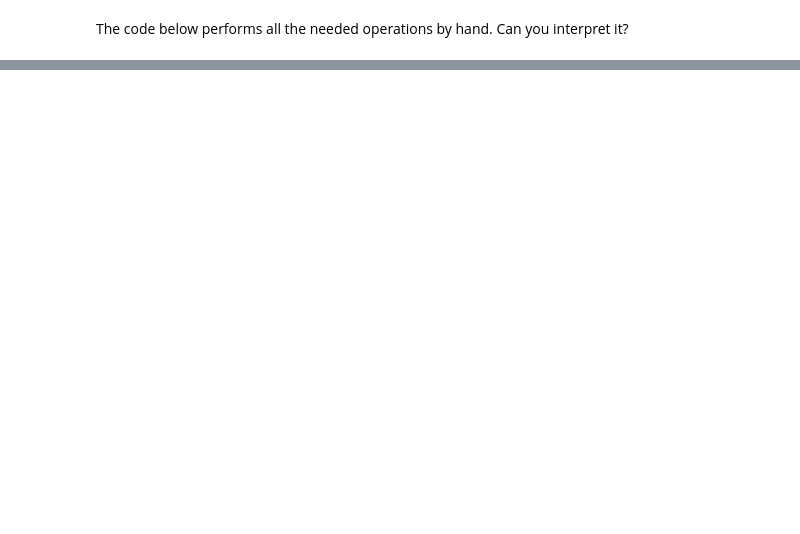
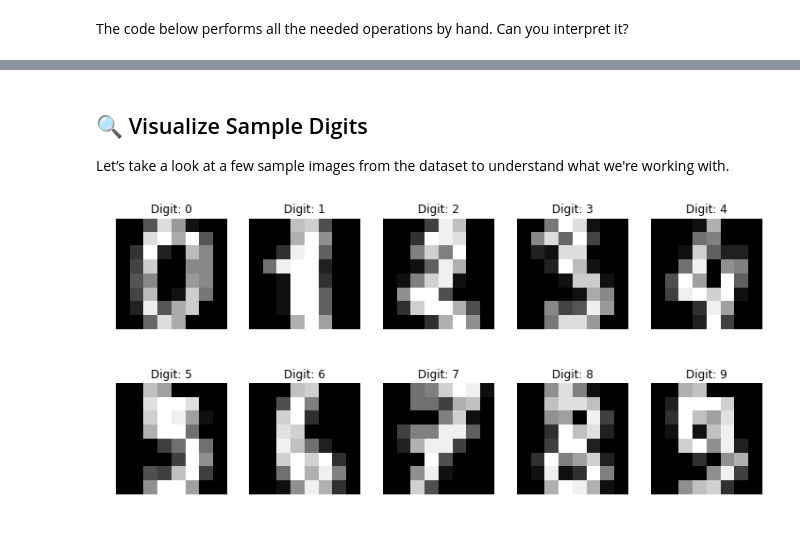
Before and after one commit to UBDS-3/ML_projects_tasks, a Jupyter notebook: day-2-dimesionality-reduction.ipynb, the cells around one changed output, grey strips where cells are left out. Saved outputs shown, nothing was run; the diff lists cells and outputs as text; code cells hidden in the pictures; blank space fills up the shorter version.

```diff
--- a/day-2-dimesionality-reduction.ipynb
+++ b/day-2-dimesionality-reduction.ipynb
@@ -246,0 +234,12 @@ dict_keys(['data', 'target', 'target_names', 'DESCR', 'feature_names', 'filename
+# %%
+# Load the MNIST-like digits dataset from scikit-learn
+from sklearn.datasets import load_digits
+from sklearn.model_selection import train_test_split
+
+digits = load_digits()
+X = digits.data
+Y = digits.target
+
+# Standardize X
+scaler = StandardScaler()
+X_scaled = scaler.fit_transform(X)
@@ -246,0 +263,14 @@ dict_keys(['data', 'target', 'target_names', 'DESCR', 'feature_names', 'filename
+# %% [markdown]
+## 🔍 Visualize Sample Digits
+
+Let’s take a look at a few sample images from the dataset to understand what we're working with.
+# %%
+fig, axes = plt.subplots(2, 5, figsize=(10, 5))
+for i, ax in enumerate(axes.flat):
+    ax.imshow(digits.images[i], cmap='gray')
+    ax.set_title(f"Digit: {digits.target[i]}")
+    ax.axis('off')
+plt.tight_layout()
+plt.show()
+# %% [output]
+[figure, added]
```
Also changed, not shown: parts of 40 cells of this notebook.
